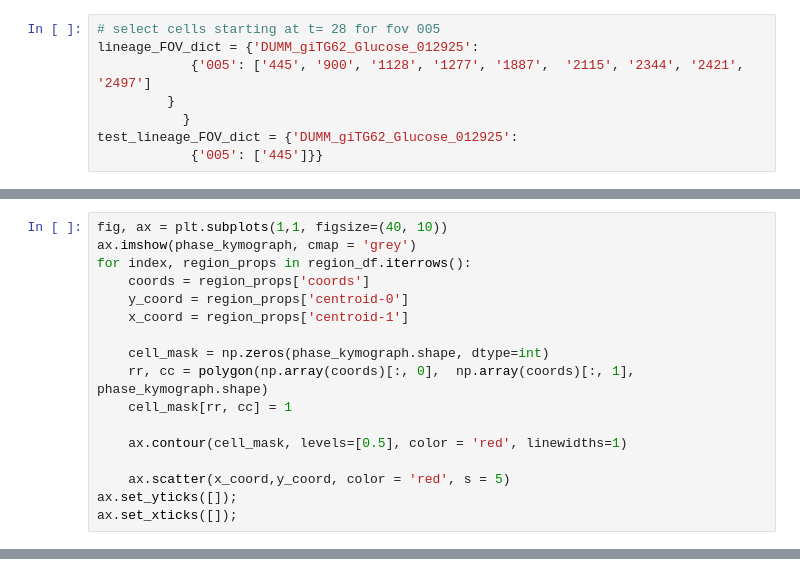
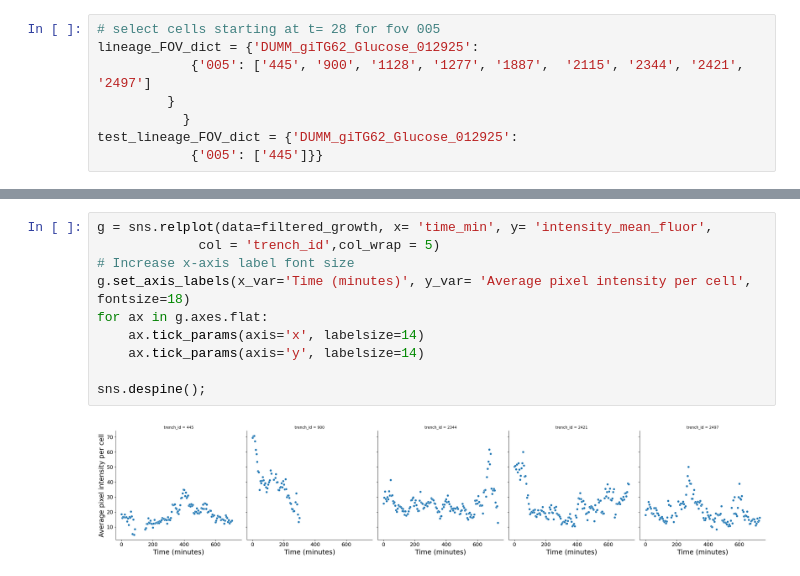
Before and after one commit to nvivanco/Image_analysis, a Jupyter notebook: cell_tracking_whole_kymograph.ipynb, the cells around one changed output, grey strips where cells are left out. Drawn from its saved outputs; the diff is of its cells as text.

```diff
--- a/cell_tracking_whole_kymograph.ipynb
+++ b/cell_tracking_whole_kymograph.ipynb
@@ -121,17 +373,0 @@ region_df.head(5)
-# %%
-fig, ax = plt.subplots(1,1, figsize=(40, 10))
-ax.imshow(phase_kymograph, cmap = 'grey')
-for index, region_props in region_df.iterrows():
-    coords = region_props['coords']
-    y_coord = region_props['centroid-0']
-    x_coord = region_props['centroid-1']
-
-    cell_mask = np.zeros(phase_kymograph.shape, dtype=int)
-    rr, cc = polygon(np.array(coords)[:, 0],  np.array(coords)[:, 1], phase_kymograph.shape)
-    cell_mask[rr, cc] = 1
-
-    ax.contour(cell_mask, levels=[0.5], color = 'red', linewidths=1)
-
-    ax.scatter(x_coord,y_coord, color = 'red', s = 5)
-ax.set_yticks([]);
-ax.set_xticks([]);
@@ -314,0 +468,12 @@ plot_tracks_on_kymograph(phase_kymograph, linked_df, track_id_col='track_id')
+# %%
+g = sns.relplot(data=filtered_growth, x= 'time_min', y= 'intensity_mean_fluor',
+             col = 'trench_id',col_wrap = 5)
+# Increase x-axis label font size
+g.set_axis_labels(x_var='Time (minutes)', y_var= 'Average pixel intensity per cell', fontsize=18)
+for ax in g.axes.flat:
+    ax.tick_params(axis='x', labelsize=14)
+    ax.tick_params(axis='y', labelsize=14)
+
+sns.despine();
+# %% [output]
+[figure, added]
```
Also changed, not shown: parts of 30 cells of this notebook, 3 other files.
